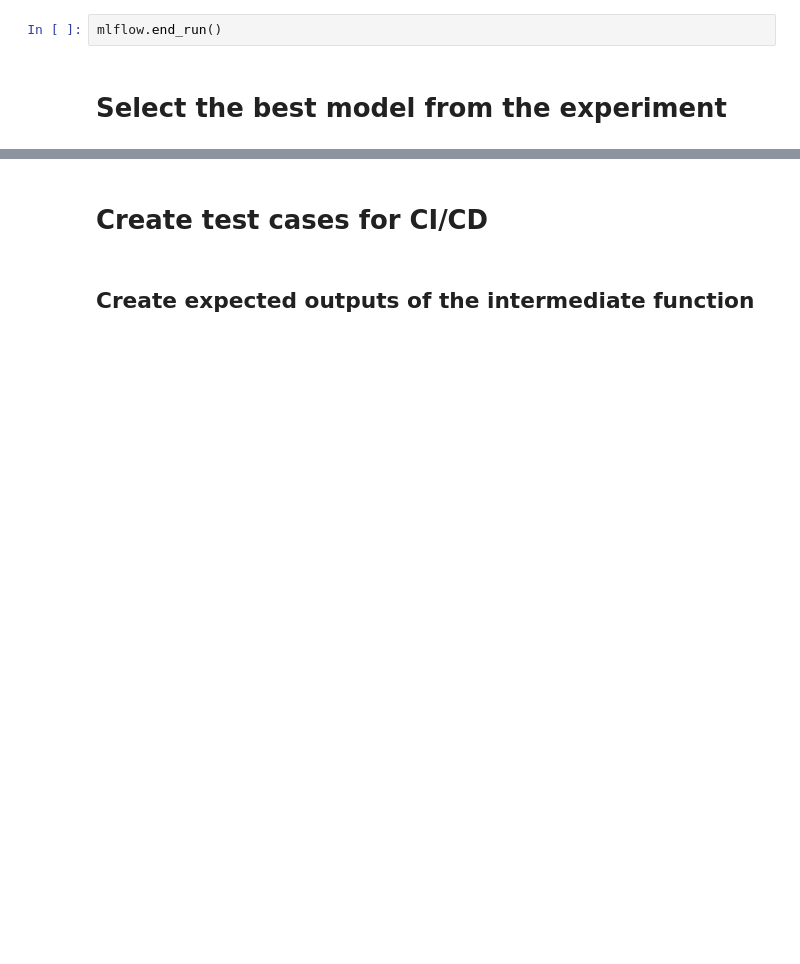
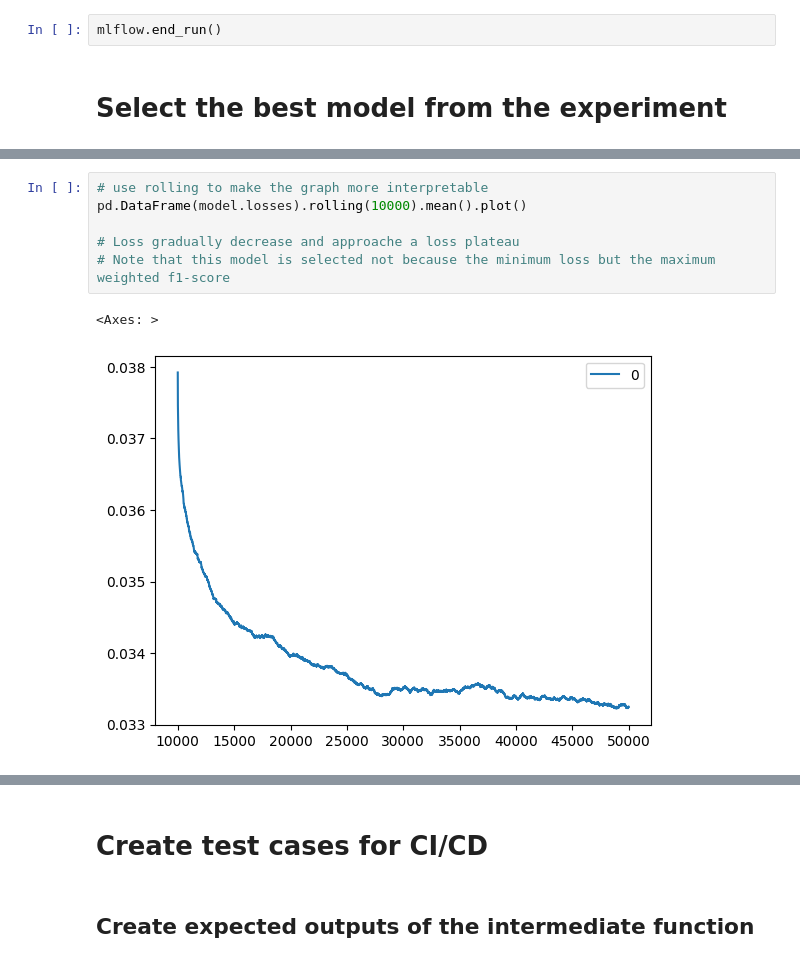
Before and after one commit to thassung/AIT_ml2023_a3, a Jupyter notebook: code/train.ipynb, the cells around one changed output, grey strips where cells are left out. Cells and saved outputs as stored; diff of their text form; blank space fills up the shorter version.

```diff
--- a/code/train.ipynb
+++ b/code/train.ipynb
@@ -1468,0 +1503,9 @@ model = mlflow.sklearn.load_model('models:/st124323-a3-model/staging')
+# %%
+# use rolling to make the graph more interpretable
+pd.DataFrame(model.losses).rolling(10000).mean().plot()
+
+# Loss gradually decrease and approache a loss plateau
+# Note that this model is selected not because the minimum loss but the maximum weighted f1-score
+# %% [output]
+<Axes: >
+[figure, added]
```
Also changed, not shown: parts of 20 cells of this notebook, 4 other files.
